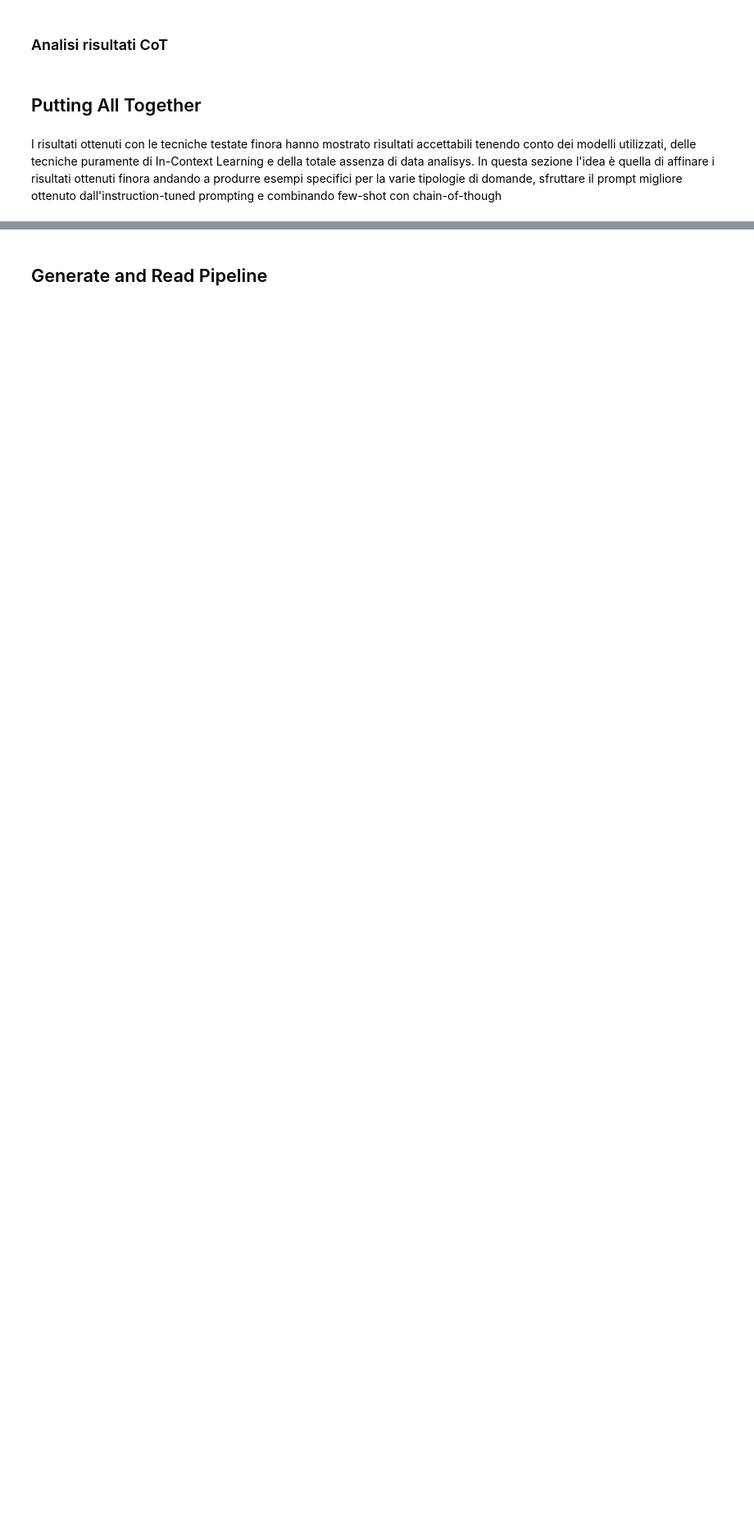
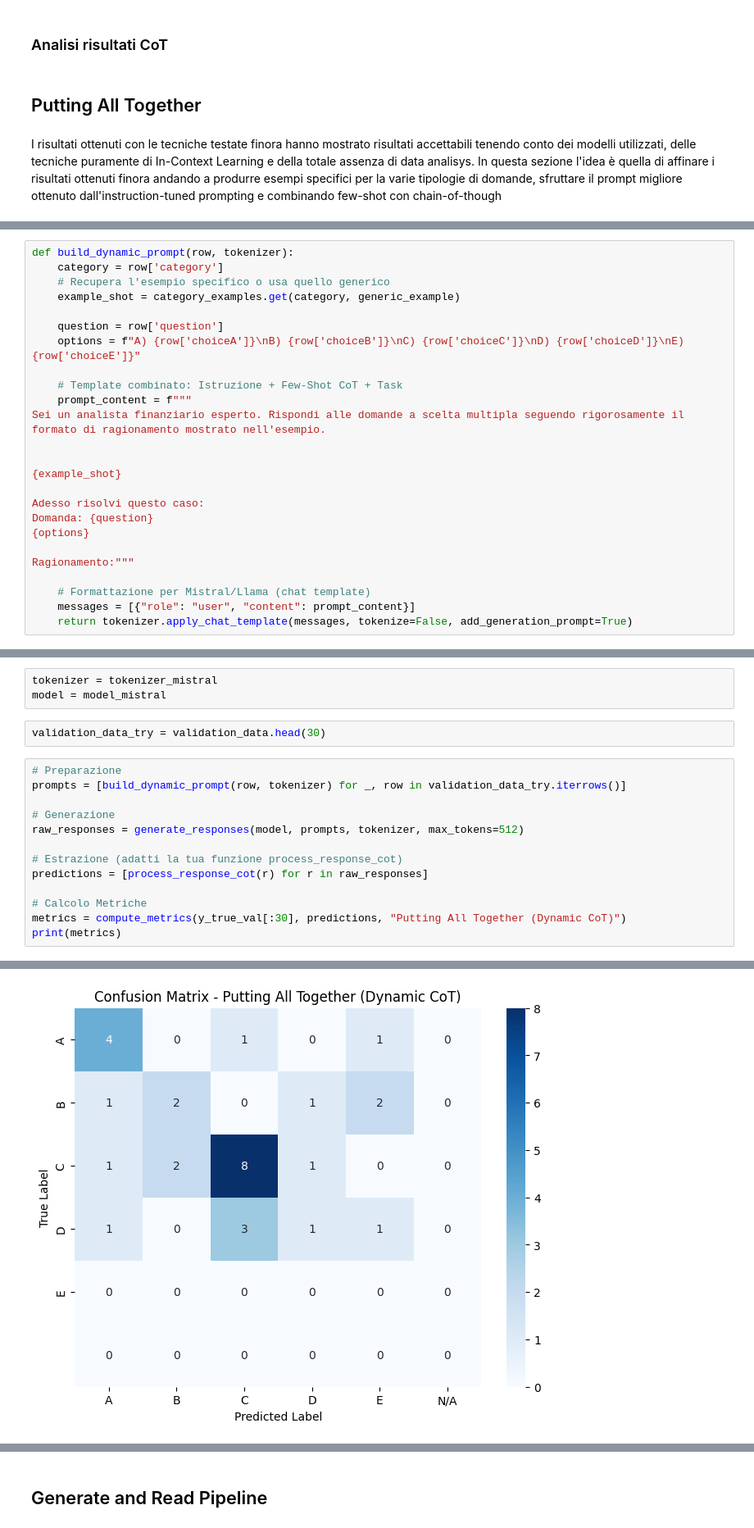
Before and after one commit to Keniota02/BigData, a Jupyter notebook: Copia_di_project.ipynb, the cells around one changed output, grey strips where cells are left out. Shown at 82% size. Cells and saved outputs as stored; diff of their text form; blank space fills up the shorter version.

```diff
--- a/Copia_di_project.ipynb
+++ b/Copia_di_project.ipynb
@@ -2318,0 +2498,25 @@ I risultati ottenuti con le tecniche testate finora hanno mostrato risultati acc
+# %%
+def build_dynamic_prompt(row, tokenizer):
+    category = row['category']
+    # Recupera l'esempio specifico o usa quello generico
+    example_shot = category_examples.get(category, generic_example)
+
+    question = row['question']
+    options = f"A) {row['choiceA']}\nB) {row['choiceB']}\nC) {row['choiceC']}\nD) {row['choiceD']}\nE) {row['choiceE']}"
+
+    # Template combinato: Istruzione + Few-Shot CoT + Task
+    prompt_content = f"""
+Sei un analista finanziario esperto. Rispondi alle domande a scelta multipla seguendo rigorosamente il formato di ragionamento mostrato nell'esempio.
+
+
+{example_shot}
+
+Adesso risolvi questo caso:
+Domanda: {question}
+{options}
+
+Ragionamento:"""
+
+    # Formattazione per Mistral/Llama (chat template)
+    messages = [{"role": "user", "content": prompt_content}]
+    return tokenizer.apply_chat_template(messages, tokenize=False, add_generation_prompt=True)
@@ -2318,0 +2525,19 @@ I risultati ottenuti con le tecniche testate finora hanno mostrato risultati acc
+# %%
+tokenizer = tokenizer_mistral
+model = model_mistral
+# %%
+validation_data_try = validation_data.head(30)
+# %%
+# Preparazione
+prompts = [build_dynamic_prompt(row, tokenizer) for _, row in validation_data_try.iterrows()]
+
+# Generazione
+raw_responses = generate_responses(model, prompts, tokenizer, max_tokens=512)
+
+# Estrazione (adatti la tua funzione process_response_cot)
+predictions = [process_response_cot(r) for r in raw_responses]
+
+# Calcolo Metriche
+metrics = compute_metrics(y_true_val[:30], predictions, "Putting All Together (Dynamic CoT)")
+print(metrics)
+# %% [output]
@@ -2318,0 +2551 @@ I risultati ottenuti con le tecniche testate finora hanno mostrato risultati acc
+[figure, added]
```
Also changed, not shown: parts of 43 cells of this notebook.
